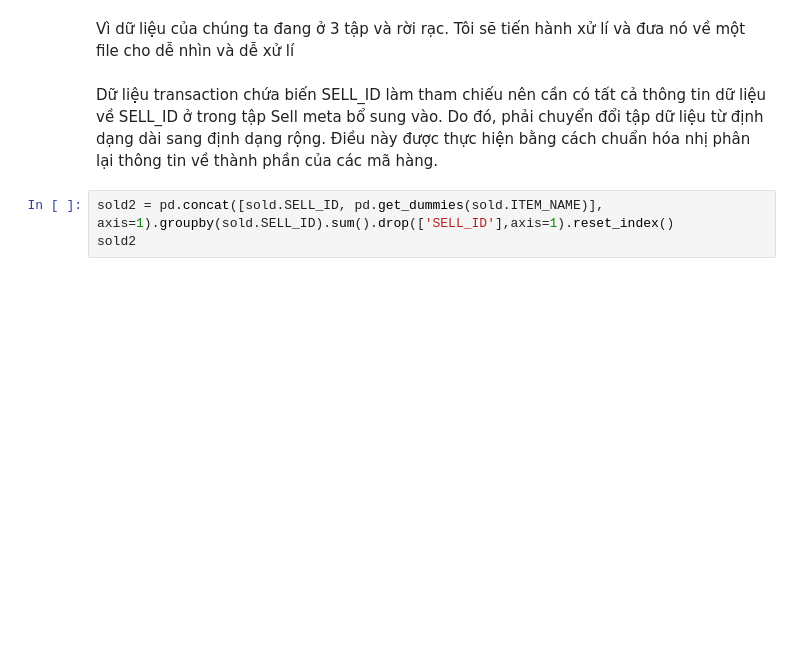
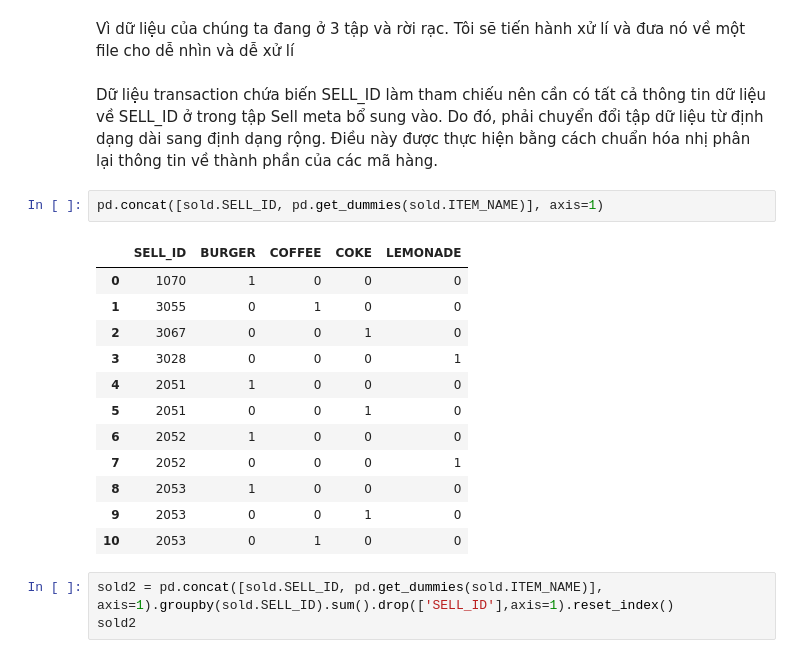
Before and after one commit to Lassstro/Retail-Price-Optimization-Used-Linear-Regression-And-Tree-based-method, a Jupyter notebook: Retail-Price-Optimization-Master.ipynb, the cells around one changed output. Saved outputs shown, nothing was run; the diff lists cells and outputs as text; blank space fills up the shorter version.

```diff
--- a/Retail-Price-Optimization-Master.ipynb
+++ b/Retail-Price-Optimization-Master.ipynb
@@ -292,6 +292,21 @@ Tui sửa file rùi nhé
 Vì dữ liệu của chúng ta đang ở 3 tập và rời rạc. Tôi sẽ tiến hành xử lí và đưa nó về một file cho dễ nhìn và dễ xử lí
 # %% [markdown]
 Dữ liệu transaction chứa biến SELL_ID làm tham chiếu nên cần có tất cả thông tin dữ liệu về SELL_ID ở trong tập Sell meta bổ sung vào. Do đó, phải chuyển đổi tập dữ liệu từ định dạng dài sang định dạng rộng. Điều này được thực hiện bằng cách chuẩn hóa nhị phân lại thông tin về thành phần của các mã hàng.
+# %%
+pd.concat([sold.SELL_ID, pd.get_dummies(sold.ITEM_NAME)], axis=1)
+# %% [output]
+|  | SELL_ID | BURGER | COFFEE | COKE | LEMONADE |
+| 0 | 1070 | 1 | 0 | 0 | 0 |
+| 1 | 3055 | 0 | 1 | 0 | 0 |
+| 2 | 3067 | 0 | 0 | 1 | 0 |
+| 3 | 3028 | 0 | 0 | 0 | 1 |
+| 4 | 2051 | 1 | 0 | 0 | 0 |
+| 5 | 2051 | 0 | 0 | 1 | 0 |
+| 6 | 2052 | 1 | 0 | 0 | 0 |
+| 7 | 2052 | 0 | 0 | 0 | 1 |
+| 8 | 2053 | 1 | 0 | 0 | 0 |
+| 9 | 2053 | 0 | 0 | 1 | 0 |
+| 10 | 2053 | 0 | 1 | 0 | 0 |
 # %%
 sold2 = pd.concat([sold.SELL_ID, pd.get_dummies(sold.ITEM_NAME)], axis=1).groupby(sold.SELL_ID).sum().drop(['SELL_ID'],axis=1).reset_index()
 sold2
```
Also changed, not shown: parts of 13 cells of this notebook.
